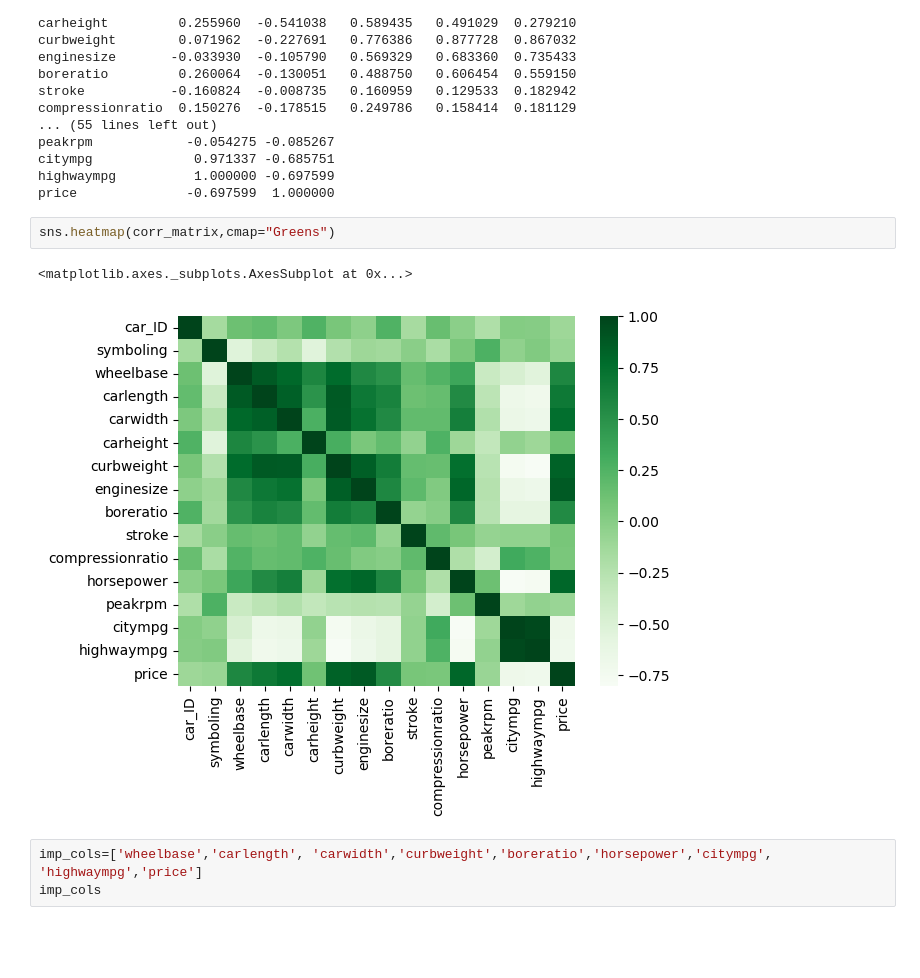
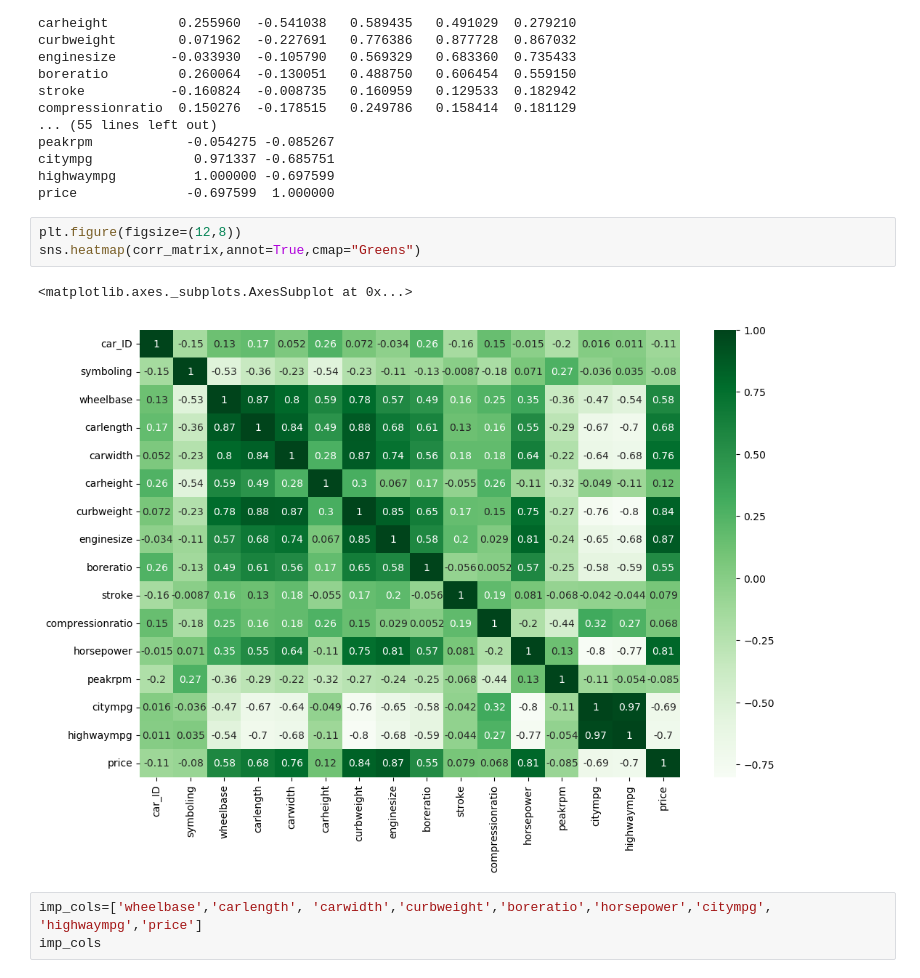
Before and after one commit to Rudra18GTHB/Codes, a Jupyter notebook: WorkShop/ML/Car Price/ML.ipynb, the cells around one changed output. Drawn from its saved outputs; the diff is of its cells as text; blank space fills up the shorter version.

```diff
--- a/WorkShop/ML/Car Price/ML.ipynb
+++ b/WorkShop/ML/Car Price/ML.ipynb
@@ -82,10 +88,11 @@ citympg             0.971337 -0.685751
 highwaympg          1.000000 -0.697599
 price              -0.697599  1.000000
 # %%
-sns.heatmap(corr_matrix,cmap="Greens")
+plt.figure(figsize=(12,8))
+sns.heatmap(corr_matrix,annot=True,cmap="Greens")
 # %% [output]
 <matplotlib.axes._subplots.AxesSubplot at 0x...>
-[figure, old version]
+[figure, new version]
 # %%
 imp_cols=['wheelbase','carlength', 'carwidth','curbweight','boreratio','horsepower','citympg', 'highwaympg','price']
 imp_cols
```
Also changed, not shown: parts of 1 cell of this notebook.
